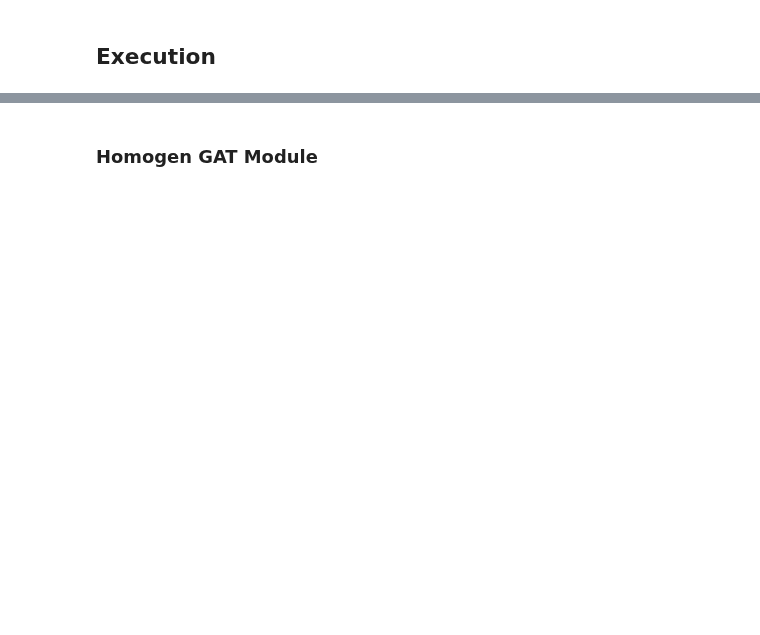
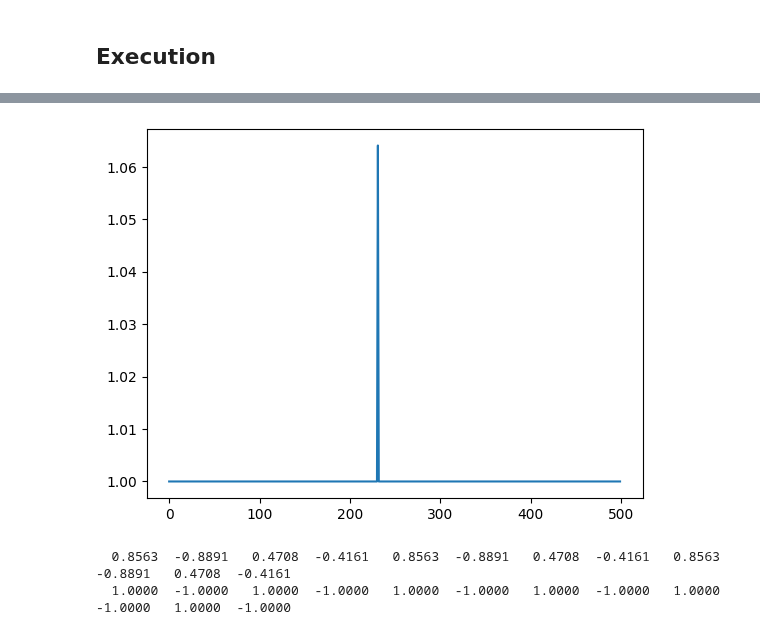
Before and after one commit to JasaZnidar/Predvidenje-zmagovalca-vaterpolo, a Jupyter notebook: Diplomska_naloga.ipynb, the cells around one changed output, grey strips where cells are left out. Cells and saved outputs as stored; diff of their text form; code cells hidden in the pictures; blank space fills up the shorter version.

```diff
--- a/Diplomska_naloga.ipynb
+++ b/Diplomska_naloga.ipynb
@@ -978,7 +970,7 @@ class homoGCN(torch.nn.Module):
   def forward(self, data: Data):
     data = data.to(self.device)
 
-    x = self.gcn(data.x, data.edge_index)
+    x = self.gcn(data.x, data.edge_index, data.edge_weight)
 
     x = self.classifier(x, x, data.edge_index)
 
@@ -1087,0 +1202,38 @@ class SAGE(torch.nn.Module):
+# %%
+def HomogenGcnModel():
+  homoGCNModule = homoGCN(embedding_size, hidden_size, out_size, layers=layers, device=device)
+  homoGcnData = []
+
+  optimizer = torch.optim.Adam(homoGCNModule.parameters(), lr=lr)
+
+  loss_values = []
+
+  for epoch in range(epochs):
+    total_loss = total_examples = 0
+    homoGCNModule.train()
+    optimizer.zero_grad()
+
+    pred = homoGCNModule(homo_train_data).to(device)
+    ground_truth = homo_train_data.edge_attr.to(device)
+    loss = crit(pred, ground_truth)
+    loss_values.append(loss.item())
+    loss.backward()
+    optimizer.step()
+
+    # validate
+    homoGCNModule.eval()
+    pred = homoGCNModule(homo_val_data).to(device)
+    ground_truth = homo_val_data.edge_attr.to(device)
+
+    homoGcnMetric = Metrics(device)
+    homoGcnMetric.update(pred.T, ground_truth.T)
+    compute = homoGcnMetric.compute()
+    homoGcnData.append(compute)
+
+  #for key in compute:
+  #  print(f"{key}: {compute[key]}")
+
+  #drawData(homoGcnData)
+  plotLoss(loss_values)
+
+  return pred, ground_truth
@@ -1288,2 +1312,0 @@ AUC: 0.0965409129858017
-# %% [markdown]
-### Homogen GAT Module
@@ -1320,0 +1313,9 @@ drawData(homoGatData)
+# %%
+pred, ground = HomogenGcnModel()
+
+printResults(pred)
+printResults(ground)
+# %% [output]
+[figure, added]
+  0.8563  -0.8891   0.4708  -0.4161   0.8563  -0.8891   0.4708  -0.4161   0.8563  -0.8891   0.4708  -0.4161
+  1.0000  -1.0000   1.0000  -1.0000   1.0000  -1.0000   1.0000  -1.0000   1.0000  -1.0000   1.0000  -1.0000
```
Also changed, not shown: parts of 34 cells of this notebook.
